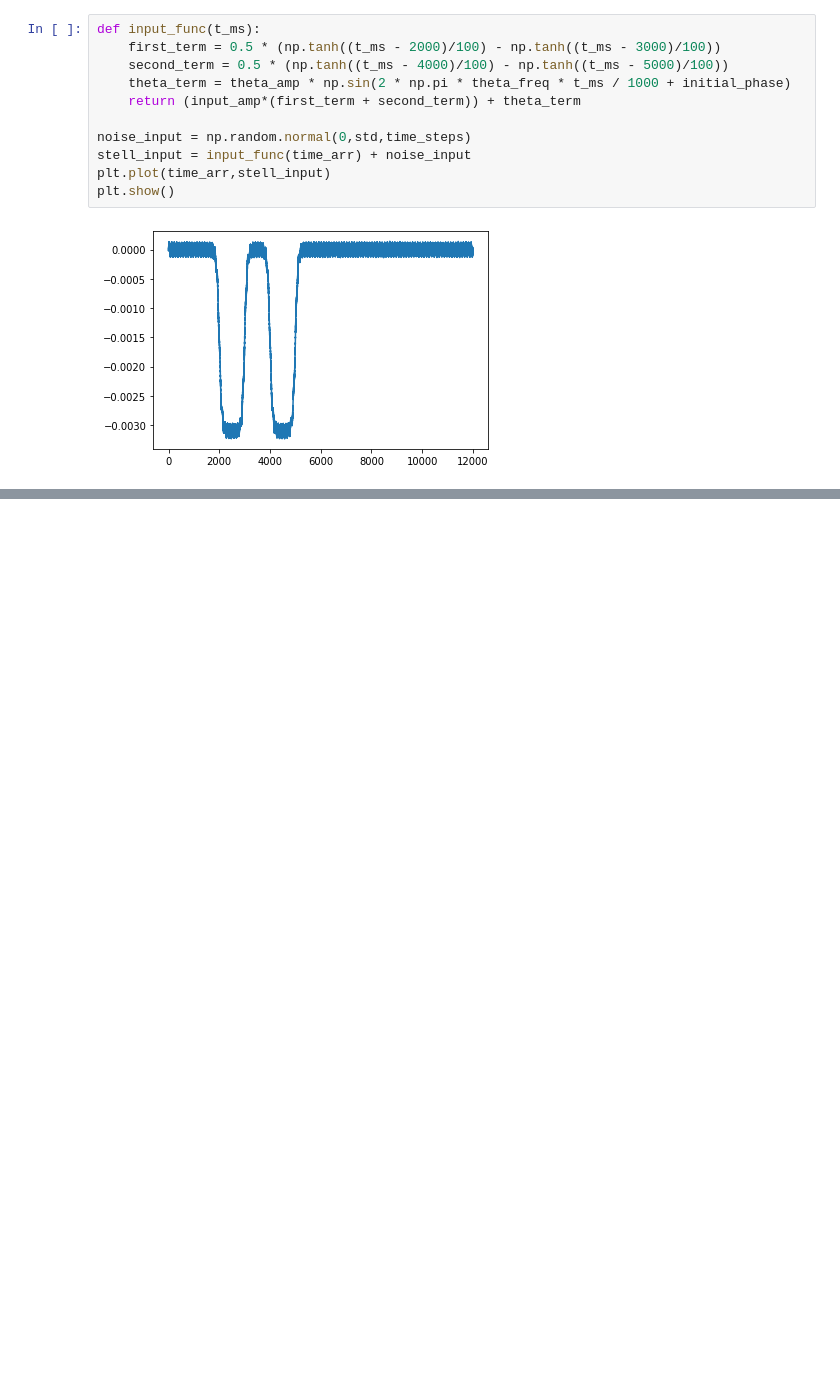
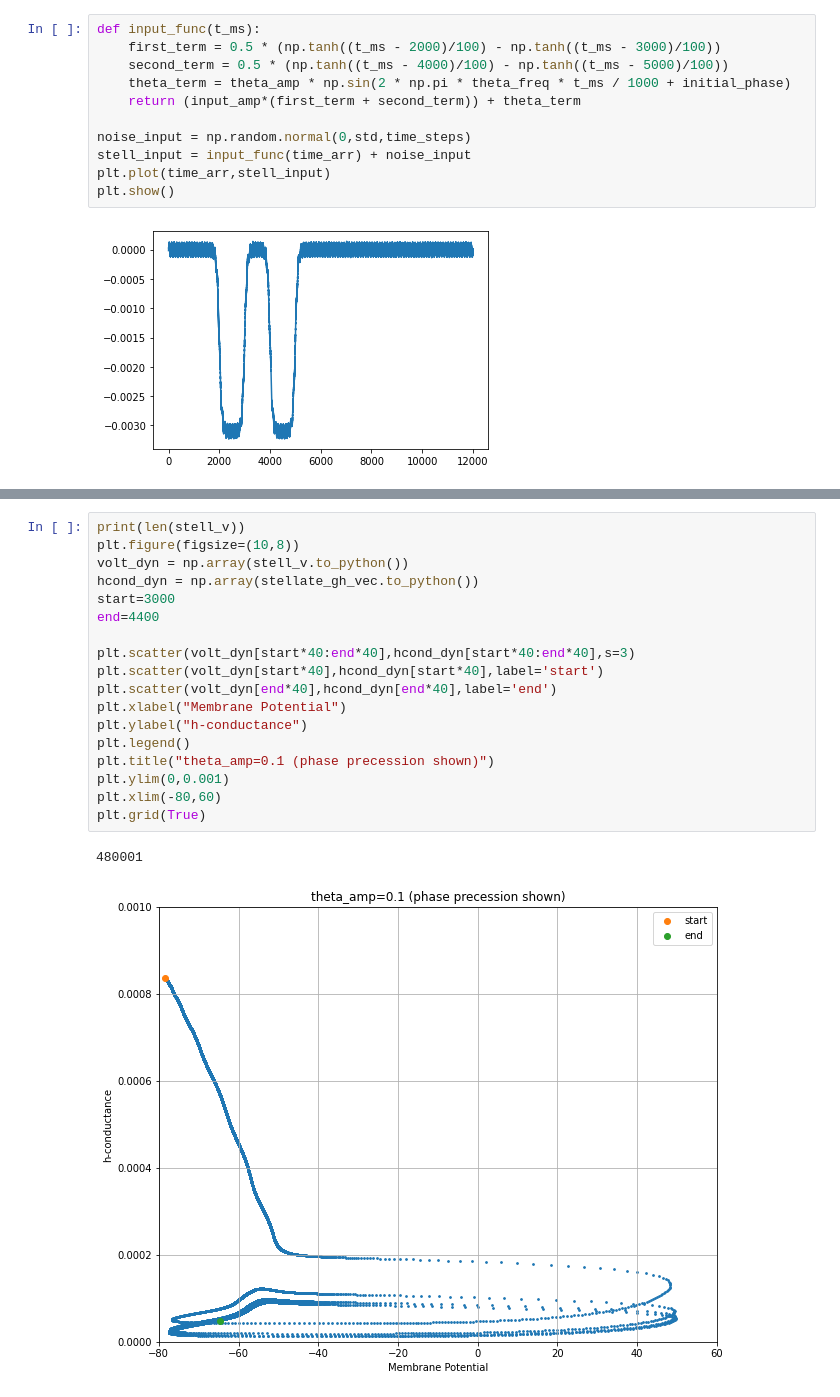
Before and after one commit to tiny-infinity/GridCellsTheta, a Jupyter notebook: stellate_phpc_2.ipynb, the cells around one changed output, grey strips where cells are left out. Drawn from its saved outputs; the diff is of its cells as text; blank space fills up the shorter version.

Commit message:
phase plane analysis

```diff
--- a/stellate_phpc_2.ipynb
+++ b/stellate_phpc_2.ipynb
@@ -124,0 +135,21 @@ plt.show()
+# %%
+print(len(stell_v))
+plt.figure(figsize=(10,8))
+volt_dyn = np.array(stell_v.to_python())
+hcond_dyn = np.array(stellate_gh_vec.to_python())
+start=3000
+end=4400
+
+plt.scatter(volt_dyn[start*40:end*40],hcond_dyn[start*40:end*40],s=3)
+plt.scatter(volt_dyn[start*40],hcond_dyn[start*40],label='start')
+plt.scatter(volt_dyn[end*40],hcond_dyn[end*40],label='end')
+plt.xlabel("Membrane Potential")
+plt.ylabel("h-conductance")
+plt.legend()
+plt.title("theta_amp=0.1 (phase precession shown)")
+plt.ylim(0,0.001)
+plt.xlim(-80,60)
+plt.grid(True)
+# %% [output]
+480001
+[figure, added]
```
Also changed, not shown: parts of 4 cells of this notebook, 7 other files.
